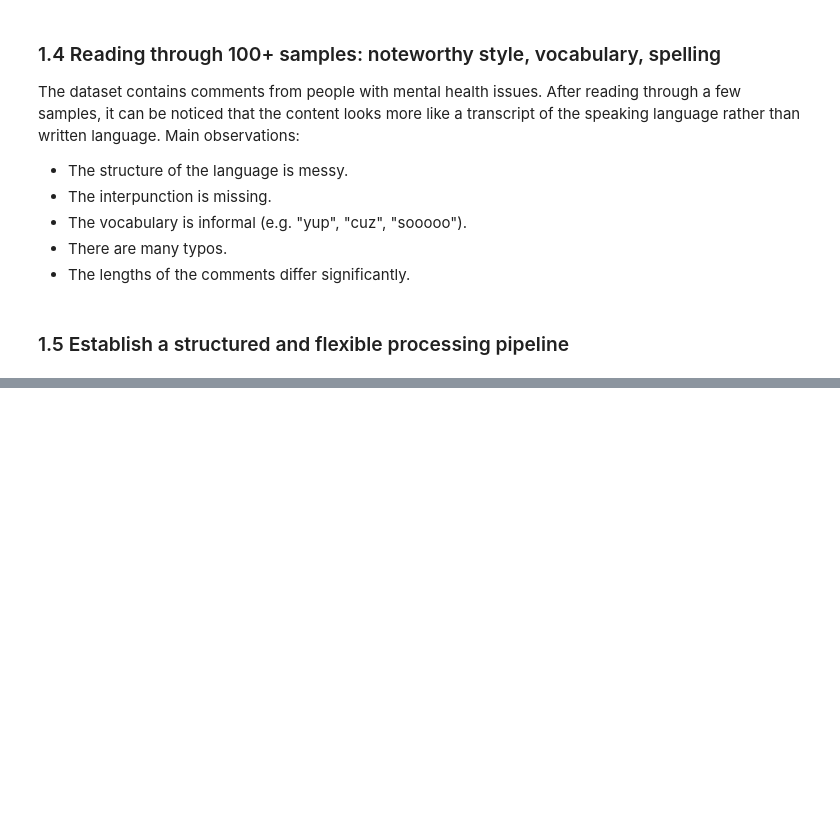
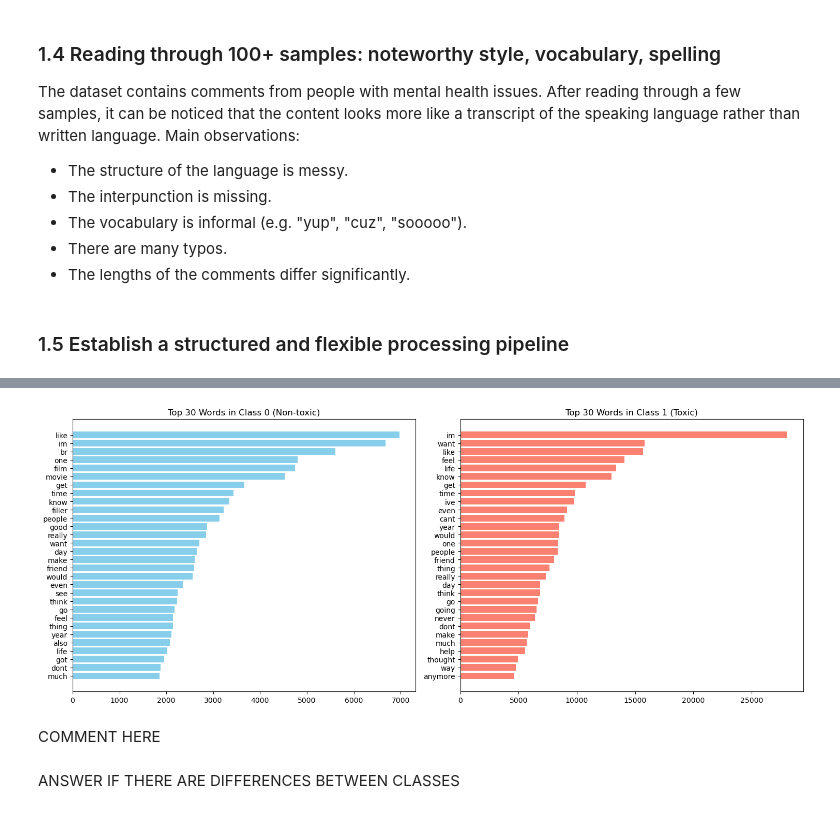
Before and after one commit to tudi72/2024_NLP_Project, a Jupyter notebook: NLP_pipeline.ipynb, the cells around one changed output, grey strips where cells are left out. Cells and saved outputs as stored; diff of their text form; code cells hidden in the pictures; blank space fills up the shorter version.

```diff
--- a/NLP_pipeline.ipynb
+++ b/NLP_pipeline.ipynb
@@ -168,0 +264,11 @@ processed_texts
+# %%
+"""Finally, the final step is to add the third stage to our pipeline which excludes tokens that are either stopwords or punctuation to see if it makes a difference in the previous TFD scores."""
+
+second_pipeline = Pipeline([('tokenizer', Tokenizer(text_column="text")),
+                            ('normalizer', Normalizer(use_lemmatizer=True, text_column="text")),
+                            ('token_filter', TokenFilter(language="english", text_column="text"))])
+
+class_0_filtered = second_pipeline.fit_transform(class_0_corpus)
+class_1_filtered = second_pipeline.fit_transform(class_1_corpus)
+
+class_0_filtered.head()
@@ -168,0 +282,38 @@ processed_texts
+# %%
+# flatten the tokens/words for both classes
+class_0_tokens = [token for tokens_list in class_0_filtered["text"] for token in tokens_list]
+class_1_tokens = [token for tokens_list in class_1_filtered["text"] for token in tokens_list]
+
+# calculate term frequency distributions (TFD)
+tfd_class_0 = nltk.FreqDist(class_0_tokens)
+tfd_class_1 = nltk.FreqDist(class_1_tokens)
+
+sample_size = 30
+
+class_0_most_frequent = tfd_class_0.most_common(sample_size)
+class_1_most_frequent = tfd_class_1.most_common(sample_size)
+
+class_0_words, class_0_freqs = zip(*class_0_most_frequent)
+class_1_words, class_1_freqs = zip(*class_1_most_frequent)
+
+# Create subplot with one row and two columns
+fig, axes = plt.subplots(1, 2, figsize=(15, 6))
+
+# Plot the frequency distribution for class 0 (Non-toxic)
+axes[0].barh(class_0_words, class_0_freqs, color='skyblue')
+axes[0].set_title('Top 30 Words in Class 0 (Non-toxic)')
+axes[0].invert_yaxis()
+
+# Plot the frequency distribution for class 1 (Toxic)
+axes[1].barh(class_1_words, class_1_freqs, color='salmon')
+axes[1].set_title('Top 30 Words in Class 1 (Toxic)')
+axes[1].invert_yaxis()  # Invert y-axis to show the most frequent words on top
+
+plt.tight_layout()
+plt.show()
+# %% [output]
+[figure, added]
+# %% [markdown]
+COMMENT HERE
+# %% [markdown]
+ANSWER IF THERE ARE DIFFERENCES BETWEEN CLASSES
```
Also changed, not shown: parts of 15 cells of this notebook.
